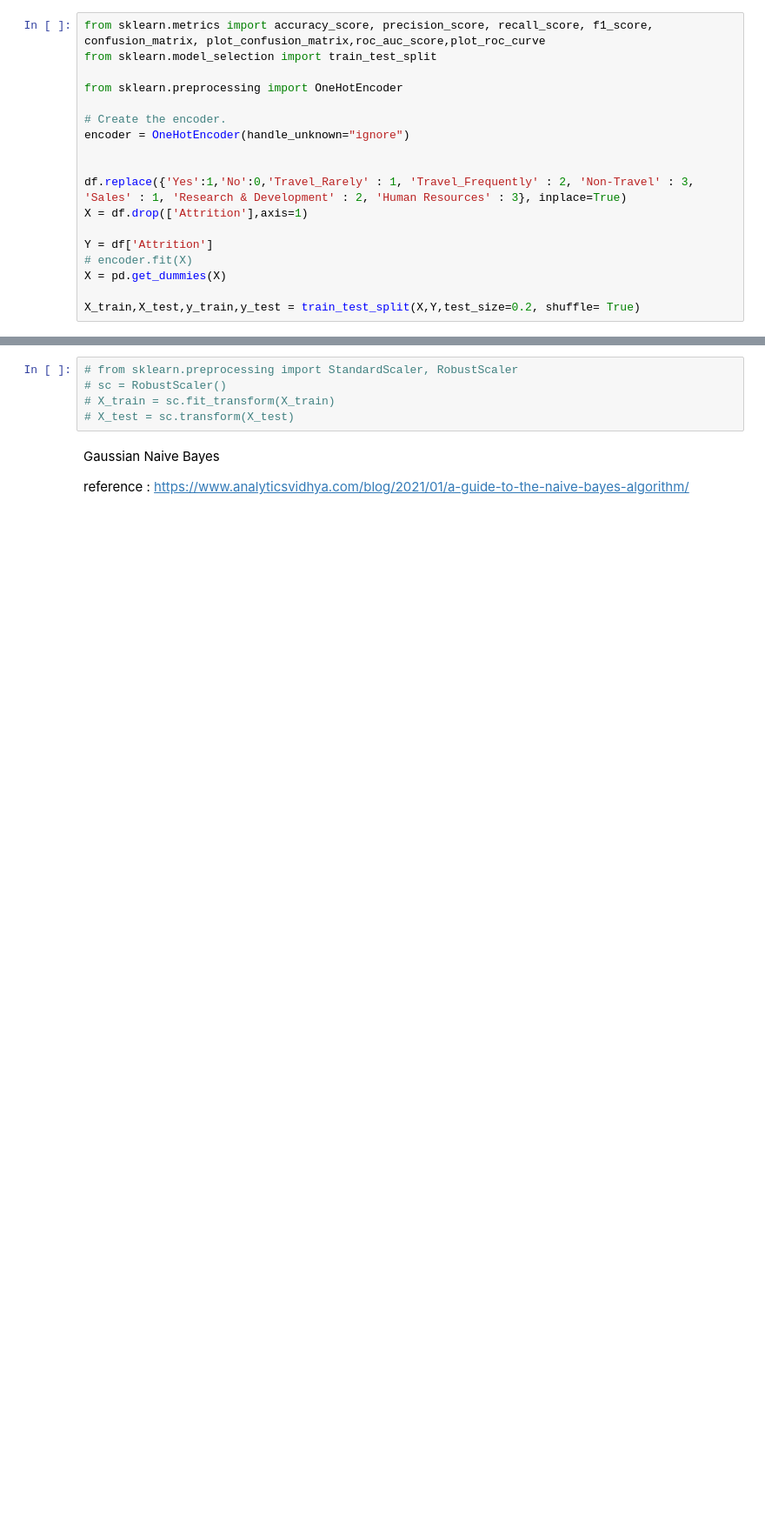
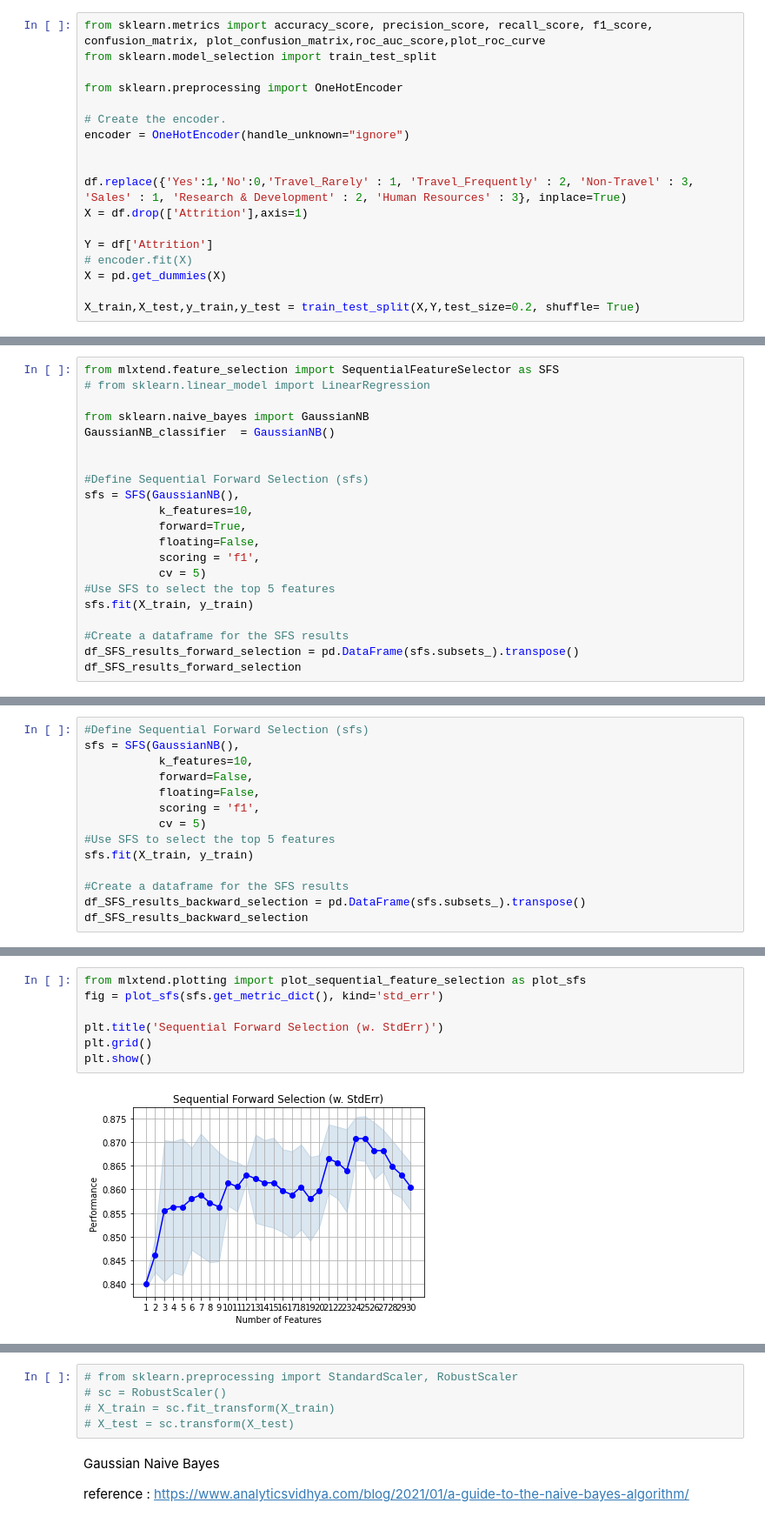
Before and after one commit to AmanKrishna171/HR_Analytics_Data_Science_Project, a Jupyter notebook: CW_Part1.ipynb, the cells around one changed output, grey strips where cells are left out. Shown: that part at 87% size. Cells and saved outputs as stored; diff of their text form; blank space fills up the shorter version.

```diff
--- a/CW_Part1.ipynb
+++ b/CW_Part1.ipynb
@@ -189,0 +217,21 @@ from sklearn.model_selection import cross_validate,RepeatedKFold,RepeatedStratif
+# %%
+from mlxtend.feature_selection import SequentialFeatureSelector as SFS
+# from sklearn.linear_model import LinearRegression
+
+from sklearn.naive_bayes import GaussianNB
+GaussianNB_classifier  = GaussianNB()
+
+
+#Define Sequential Forward Selection (sfs)
+sfs = SFS(GaussianNB(),
+           k_features=10,
+           forward=True,
+           floating=False,
+           scoring = 'f1',
+           cv = 5)
+#Use SFS to select the top 5 features
+sfs.fit(X_train, y_train)
+
+#Create a dataframe for the SFS results
+df_SFS_results_forward_selection = pd.DataFrame(sfs.subsets_).transpose()
+df_SFS_results_forward_selection
@@ -189,0 +250,14 @@ from sklearn.model_selection import cross_validate,RepeatedKFold,RepeatedStratif
+# %%
+#Define Sequential Forward Selection (sfs)
+sfs = SFS(GaussianNB(),
+           k_features=10,
+           forward=False,
+           floating=False,
+           scoring = 'f1',
+           cv = 5)
+#Use SFS to select the top 5 features
+sfs.fit(X_train, y_train)
+
+#Create a dataframe for the SFS results
+df_SFS_results_backward_selection = pd.DataFrame(sfs.subsets_).transpose()
+df_SFS_results_backward_selection
@@ -189,0 +285,9 @@ from sklearn.model_selection import cross_validate,RepeatedKFold,RepeatedStratif
+# %%
+from mlxtend.plotting import plot_sequential_feature_selection as plot_sfs
+fig = plot_sfs(sfs.get_metric_dict(), kind='std_err')
+
+plt.title('Sequential Forward Selection (w. StdErr)')
+plt.grid()
+plt.show()
+# %% [output]
+[figure, added]
```
Also changed, not shown: parts of 12 cells of this notebook.
